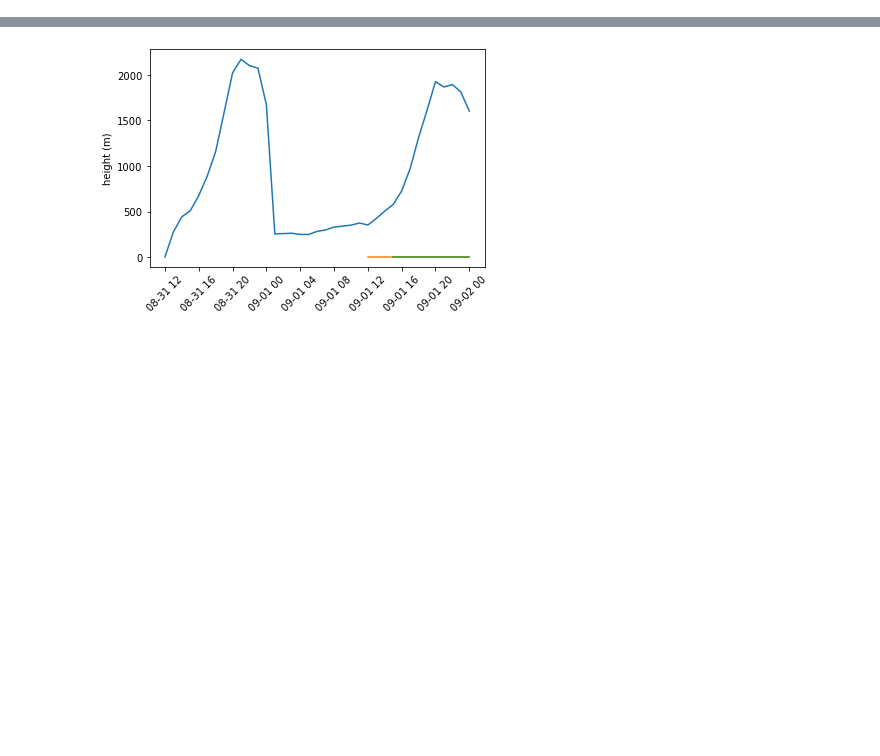
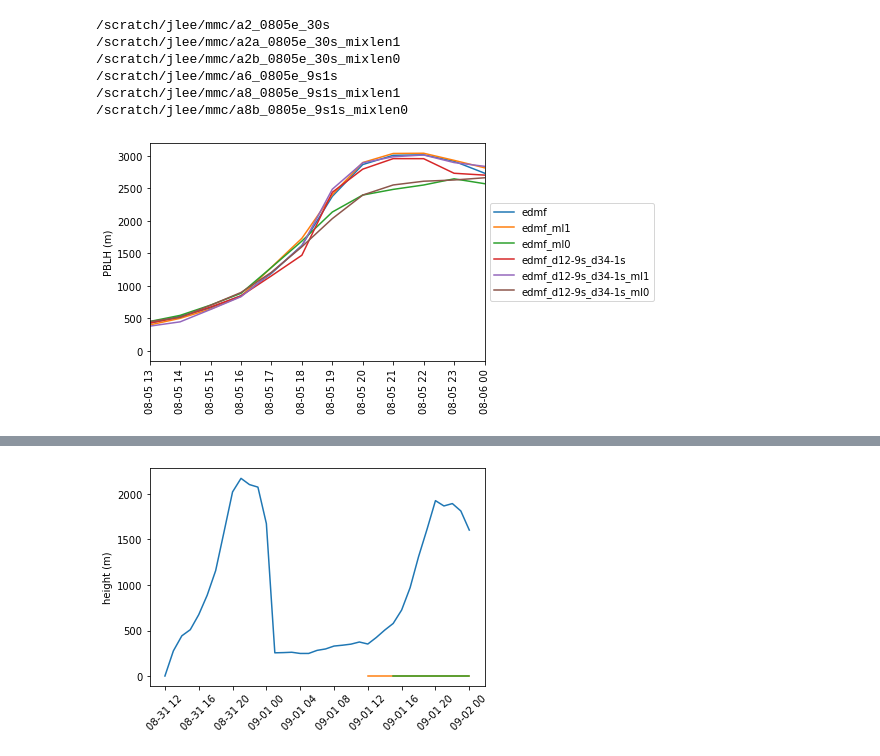
Before and after one commit to joejoeyjoseph/mmc-pnnl-j3, a Jupyter notebook: sgp/eagle/02d_wrf_pblh.ipynb, the cells around one changed output, grey strips where cells are left out. Saved outputs shown, nothing was run; the diff lists cells and outputs as text; code cells hidden in the pictures; blank space fills up the shorter version.

```diff
--- a/sgp/eagle/02d_wrf_pblh.ipynb
+++ b/sgp/eagle/02d_wrf_pblh.ipynb
@@ -40,0 +108,12 @@ def get_pblh(wrf_path, domain):
+# %%
+wrf_list = ['edmf', 'edmf_ml1', 'edmf_ml0',
+            'edmf_d12-9s_d34-1s', 'edmf_d12-9s_d34-1s_ml1', 'edmf_d12-9s_d34-1s_ml0']
+plot_d02pblh(eval_date, wrf_list)
+# %% [output]
+/scratch/jlee/mmc/a2_0805e_30s
+/scratch/jlee/mmc/a2a_0805e_30s_mixlen1
+/scratch/jlee/mmc/a2b_0805e_30s_mixlen0
+/scratch/jlee/mmc/a6_0805e_9s1s
+/scratch/jlee/mmc/a8_0805e_9s1s_mixlen1
+/scratch/jlee/mmc/a8b_0805e_9s1s_mixlen0
+[figure, added]
```
Also changed, not shown: parts of 11 cells of this notebook.
